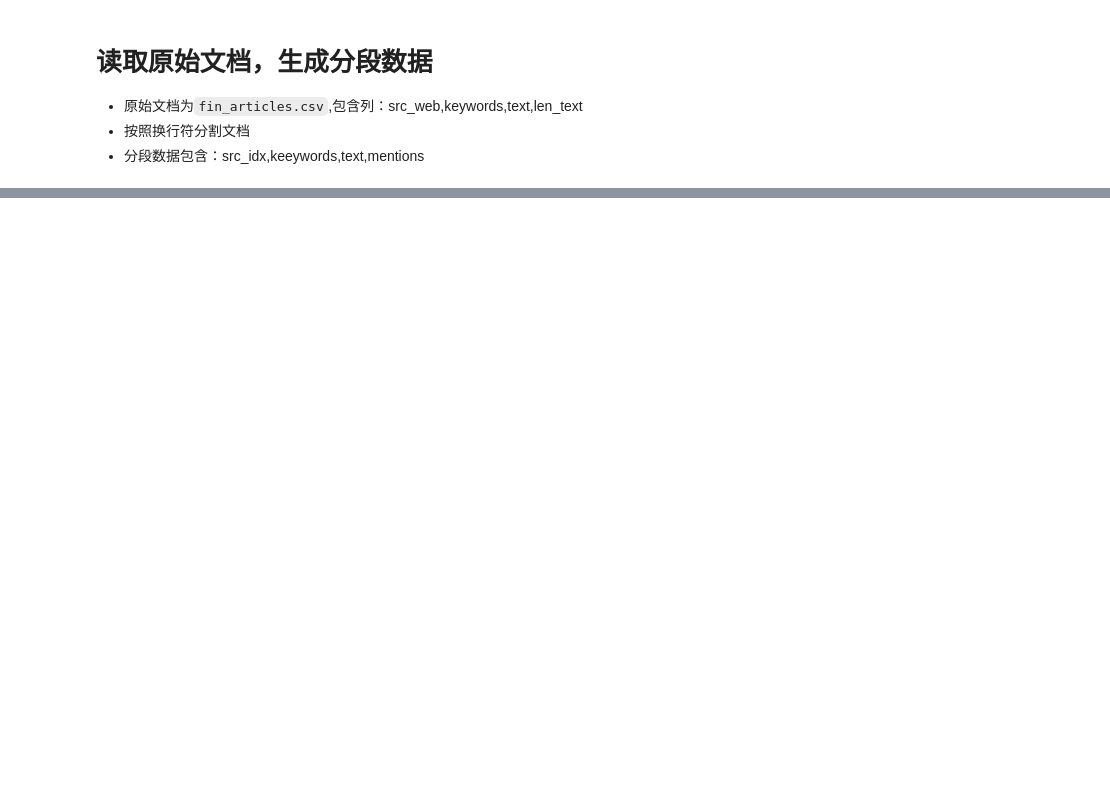
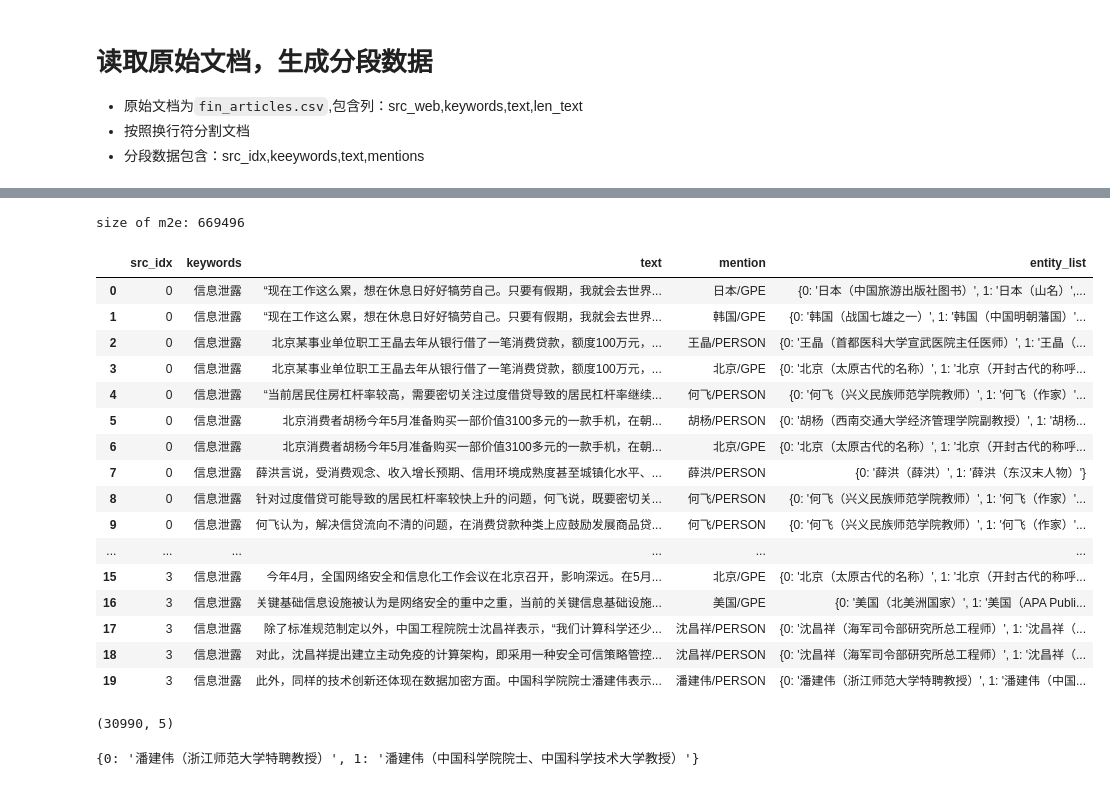
Before and after one commit to kakuibeyond/finance_el, a Jupyter notebook: preprocess/prepare_corpus.ipynb, the cells around one changed output, grey strips where cells are left out. Saved outputs shown, nothing was run; the diff lists cells and outputs as text; code cells hidden in the pictures; blank space fills up the shorter version.

```diff
--- a/preprocess/prepare_corpus.ipynb
+++ b/preprocess/prepare_corpus.ipynb
@@ -125,7 +51,0 @@ df_seg2.iloc[2047:2053]
-# %%
-from tqdm import tqdm
-# from stanzaNER import ner_single
-import stanzaNER
-for index,row in tqdm(df_seg2.iterrows()):
-    df_seg2.loc[index,'mentions']=stanzaNER.ner_single(row['text'])
-df_seg2.head()
@@ -144,0 +62,3 @@ df2.to_csv('test_500.csv',index=True,sep='\t')
+# %%
+df_entity=df_seg2[df_seg2['mentions'].notnull()][df_seg2['mentions']!='O']
+df_entity.head(20)
@@ -144,0 +103,62 @@ df2.to_csv('test_500.csv',index=True,sep='\t')
+# %%
+import pickle
+m2e=dict()
+with open('D:\desktop\数据集收集\m2e\m2e.txt','r',encoding='utf-8') as f:
+    lines=f.readlines()
+    for l in lines:
+        mention,entity=l.strip().split('\t')
+        if mention in m2e:
+            m2e[mention].add(entity)
+        else:
+            m2e[mention]=set([entity])
+for k in m2e:
+    value=m2e[k]
+    m2e[k]={i:entity for i,entity in enumerate(value)}
+print('size of m2e:',len(m2e))
+with open('../data/m2e.pkl','wb') as fr: # 字典key为mention，value为候选实体列表的字典
+    pickle.dump(m2e, fr)
+# %% [output]
+size of m2e: 669496
+# %%
+with open('../data/m2e.pkl','rb') as fr2: # 字典key为mention，value为候选实体列表的字典
+    m2e2=pickle.load(fr2)
+anno_corpus=[]
+for _,row in df_entity.iterrows():
+    mentions=row['mentions'].split(';')
+    for men_tuple in mentions:
+        men=men_tuple.split('/')[0] # 实体mention
+        # 1. 非单字；2.能搜到；3.有多种含义
+        if len(men)>1 and men in m2e2 and len(m2e2[men])>1: # 存在歧义情况的非单字实体作为语料  其实这些没有歧义的是否可以考虑作为辅助语料
+            anno_corpus.append([row['src_idx'],
+                                row['keywords'],
+                                row['text'],
+                                men_tuple,
+                                m2e2[men]])
+df_anno=pd.DataFrame(anno_corpus,columns=['src_idx','keywords','text','mention','entity_list'])
+df_anno.head(20)
+# %% [output]
+|  | src_idx | keywords | text | mention | entity_list |
+| 0 | 0 | 信息泄露 | “现在工作这么累，想在休息日好好犒劳自己。只要有假期，我就会去世界... | 日本/GPE | {0: '日本（中国旅游出版社图书）', 1: '日本（山名）',... |
+| 1 | 0 | 信息泄露 | “现在工作这么累，想在休息日好好犒劳自己。只要有假期，我就会去世界... | 韩国/GPE | {0: '韩国（战国七雄之一）', 1: '韩国（中国明朝藩国）'... |
+| 2 | 0 | 信息泄露 | 北京某事业单位职工王晶去年从银行借了一笔消费贷款，额度100万元，... | 王晶/PERSON | {0: '王晶（首都医科大学宣武医院主任医师）', 1: '王晶（... |
+| 3 | 0 | 信息泄露 | 北京某事业单位职工王晶去年从银行借了一笔消费贷款，额度100万元，... | 北京/GPE | {0: '北京（太原古代的名称）', 1: '北京（开封古代的称呼... |
+| 4 | 0 | 信息泄露 | “当前居民住房杠杆率较高，需要密切关注过度借贷导致的居民杠杆率继续... | 何飞/PERSON | {0: '何飞（兴义民族师范学院教师）', 1: '何飞（作家）'... |
+| 5 | 0 | 信息泄露 | 北京消费者胡杨今年5月准备购买一部价值3100多元的一款手机，在朝... | 胡杨/PERSON | {0: '胡杨（西南交通大学经济管理学院副教授）', 1: '胡杨... |
+| 6 | 0 | 信息泄露 | 北京消费者胡杨今年5月准备购买一部价值3100多元的一款手机，在朝... | 北京/GPE | {0: '北京（太原古代的名称）', 1: '北京（开封古代的称呼... |
+| 7 | 0 | 信息泄露 | 薛洪言说，受消费观念、收入增长预期、信用环境成熟度甚至城镇化水平、... | 薛洪/PERSON | {0: '薛洪（薛洪）', 1: '薛洪（东汉末人物）'} |
+| 8 | 0 | 信息泄露 | 针对过度借贷可能导致的居民杠杆率较快上升的问题，何飞说，既要密切关... | 何飞/PERSON | {0: '何飞（兴义民族师范学院教师）', 1: '何飞（作家）'... |
+| 9 | 0 | 信息泄露 | 何飞认为，解决信贷流向不清的问题，在消费贷款种类上应鼓励发展商品贷... | 何飞/PERSON | {0: '何飞（兴义民族师范学院教师）', 1: '何飞（作家）'... |
+| ... | ... | ... | ... | ... | ... |
+| 15 | 3 | 信息泄露 | 今年4月，全国网络安全和信息化工作会议在北京召开，影响深远。在5月... | 北京/GPE | {0: '北京（太原古代的名称）', 1: '北京（开封古代的称呼... |
+| 16 | 3 | 信息泄露 | 关键基础信息设施被认为是网络安全的重中之重，当前的关键信息基础设施... | 美国/GPE | {0: '美国（北美洲国家）', 1: '美国（APA Publi... |
+| 17 | 3 | 信息泄露 | 除了标准规范制定以外，中国工程院院士沈昌祥表示，“我们计算科学还少... | 沈昌祥/PERSON | {0: '沈昌祥（海军司令部研究所总工程师）', 1: '沈昌祥（... |
+| 18 | 3 | 信息泄露 | 对此，沈昌祥提出建立主动免疫的计算架构，即采用一种安全可信策略管控... | 沈昌祥/PERSON | {0: '沈昌祥（海军司令部研究所总工程师）', 1: '沈昌祥（... |
+| 19 | 3 | 信息泄露 | 此外，同样的技术创新还体现在数据加密方面。中国科学院院士潘建伟表示... | 潘建伟/PERSON | {0: '潘建伟（浙江师范大学特聘教授）', 1: '潘建伟（中国... |
+# %%
+df_anno.shape # (30990, 5)
+# %% [output]
+(30990, 5)
+# %%
+m2e2['潘建伟']
+# %% [output]
+{0: '潘建伟（浙江师范大学特聘教授）', 1: '潘建伟（中国科学院院士、中国科学技术大学教授）'}
```
Also changed, not shown: parts of 17 cells of this notebook, 3 other files.
